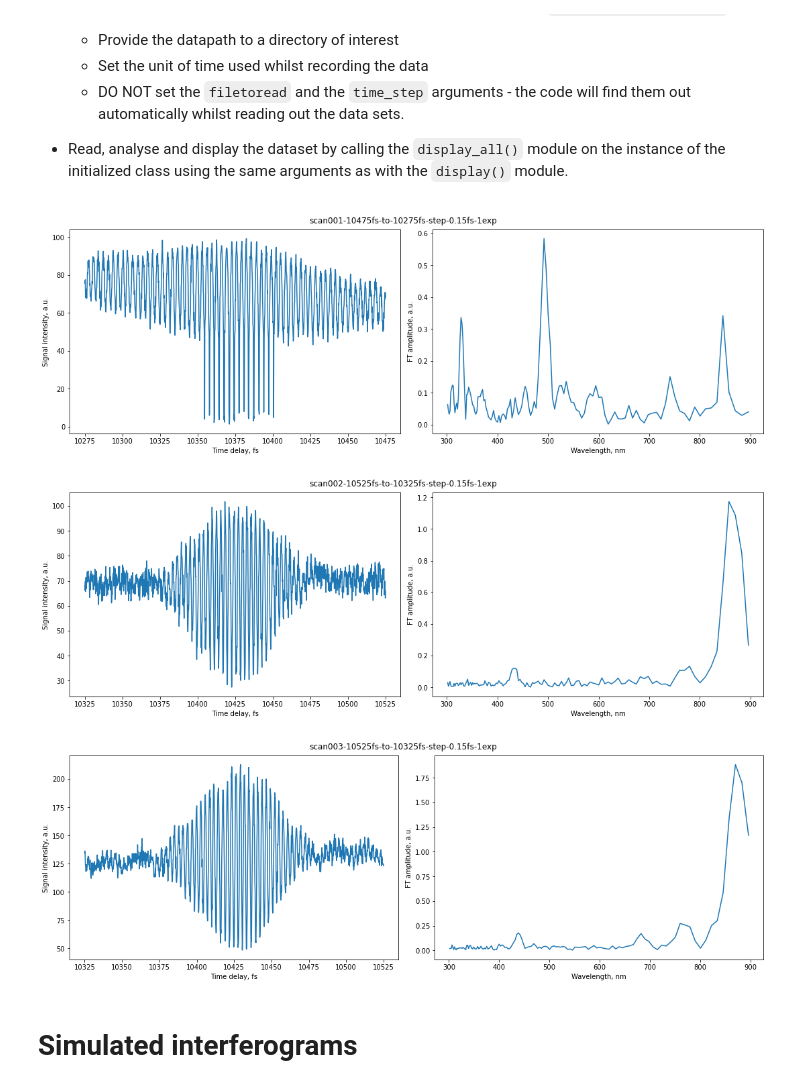
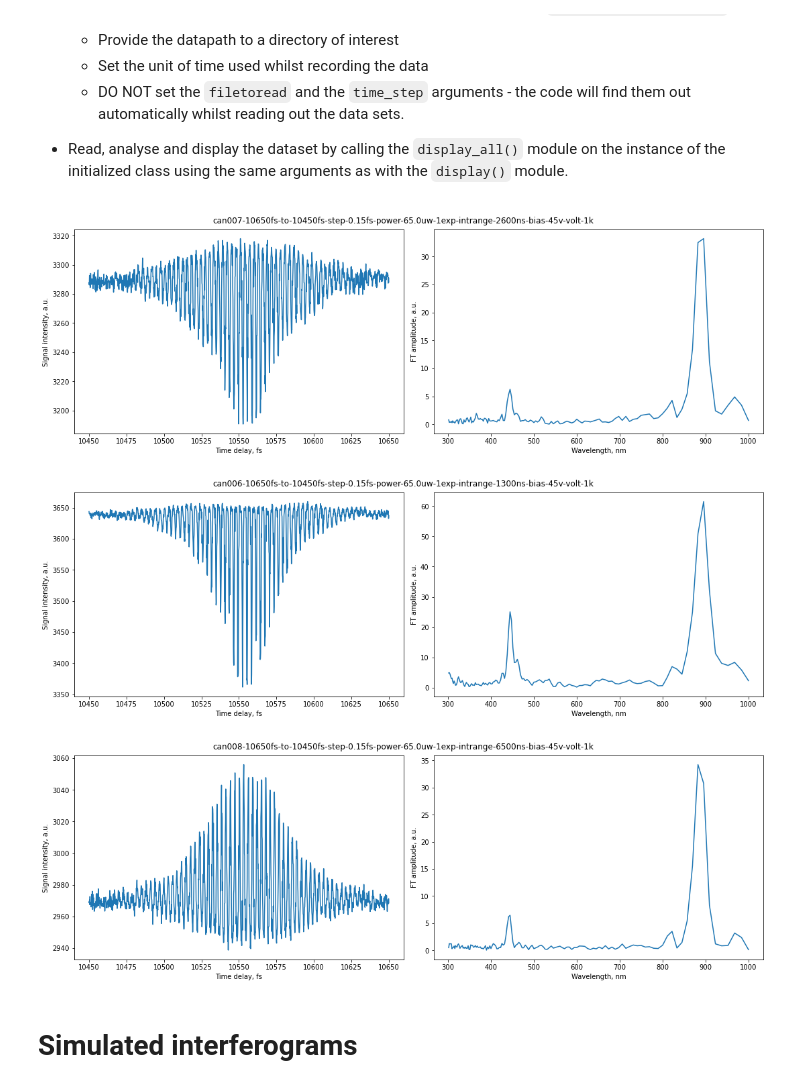
Before and after one commit to pkliui/Interferometry, a Jupyter notebook: Interferogram/docs/InterferogramAnalysis.ipynb, the cells around one changed output. Cells and saved outputs as stored; diff of their text form; code cells hidden in the pictures.

````diff
--- a/Interferogram/docs/InterferogramAnalysis.ipynb
+++ b/Interferogram/docs/InterferogramAnalysis.ipynb
@@ -74,15 +74,15 @@ You can also read, analyse and display all data in any directory of interest. It
 
 * Read, analyse and display the dataset by calling the ```display_all()``` module on the instance of the initialized class using the same arguments as with the ```display()``` module.
 # %%
-datapath = os.path.abspath("/Users/Pavel/Documents/project_folder/g2_experiment/data/20210910-delay-tpa/")
+datapath = os.path.abspath("/Users/Pavel/Documents/repos/signal-processing/Interferogram/data/")
 
 ifgm = Interferogram(pathtodata = datapath, time_units = "fs")
 
-ifgm.display_all(vs_wavelength=True, wav_min=300, wav_max=900, wav_units="nm")
+ifgm.display_all(vs_wavelength=True, wav_min=300, wav_max=1000, wav_units="nm")
 # %% [output]
-[figure, old version]
+[figure, new version]
-[figure, old version]
+[figure, new version]
-[figure, old version]
+[figure, new version]
 # %% [markdown]
 # Simulated interferograms
 # %%
````
Also changed, not shown: parts of 1 cell of this notebook.
